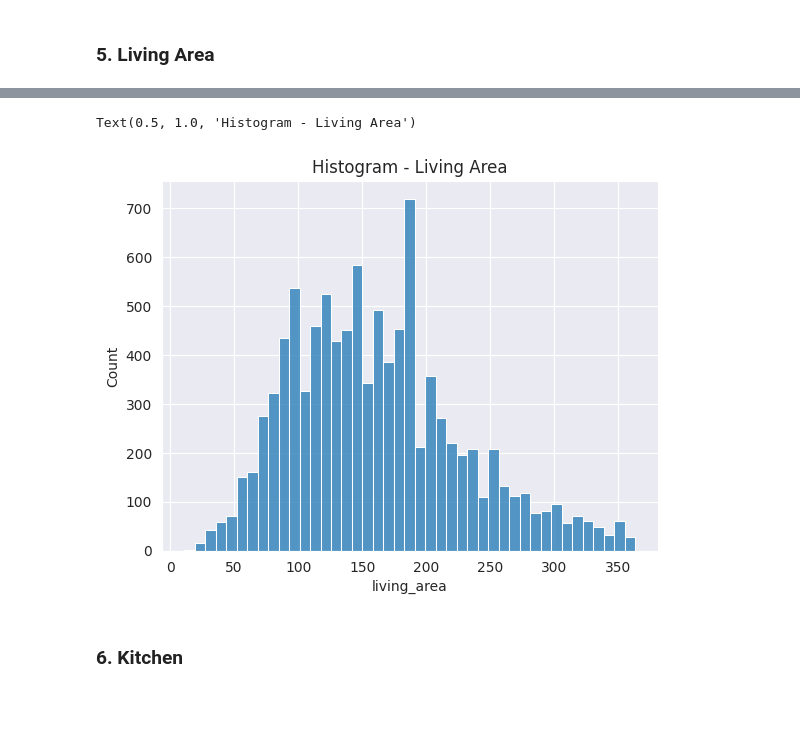
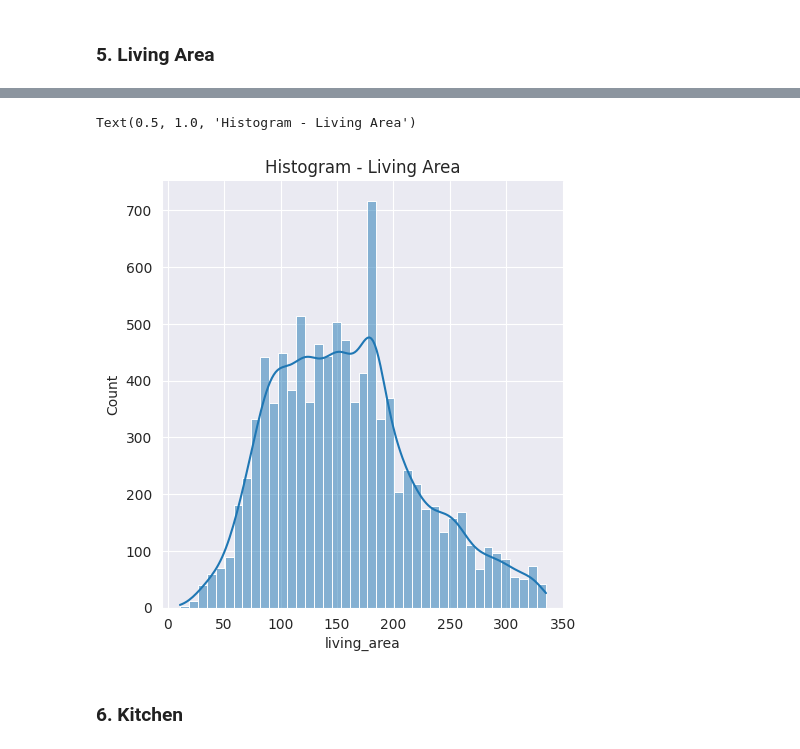
Before and after one commit to nikolaaswillaert/ImmoElizaDataAnalysis, a Jupyter notebook: datacleaning.ipynb, the cells around one changed output, grey strips where cells are left out. Cells and saved outputs as stored; diff of their text form; code cells hidden in the pictures; blank space fills up the shorter version.

```diff
--- a/datacleaning.ipynb
+++ b/datacleaning.ipynb
@@ -554,9 +563,9 @@ sns.boxplot(x=df['living_area'])
 # %%
-sns.histplot(x=df['living_area'])
+sns.displot(x=df['living_area'], kde=True)
 plt.title('Histogram - Living Area')
 # %% [output]
 Text(0.5, 1.0, 'Histogram - Living Area')
-[figure, old version]
+[figure, new version]
 # %% [markdown]
 ### 6. Kitchen
 # %%
```
Also changed, not shown: parts of 102 cells of this notebook, 12 other files.
